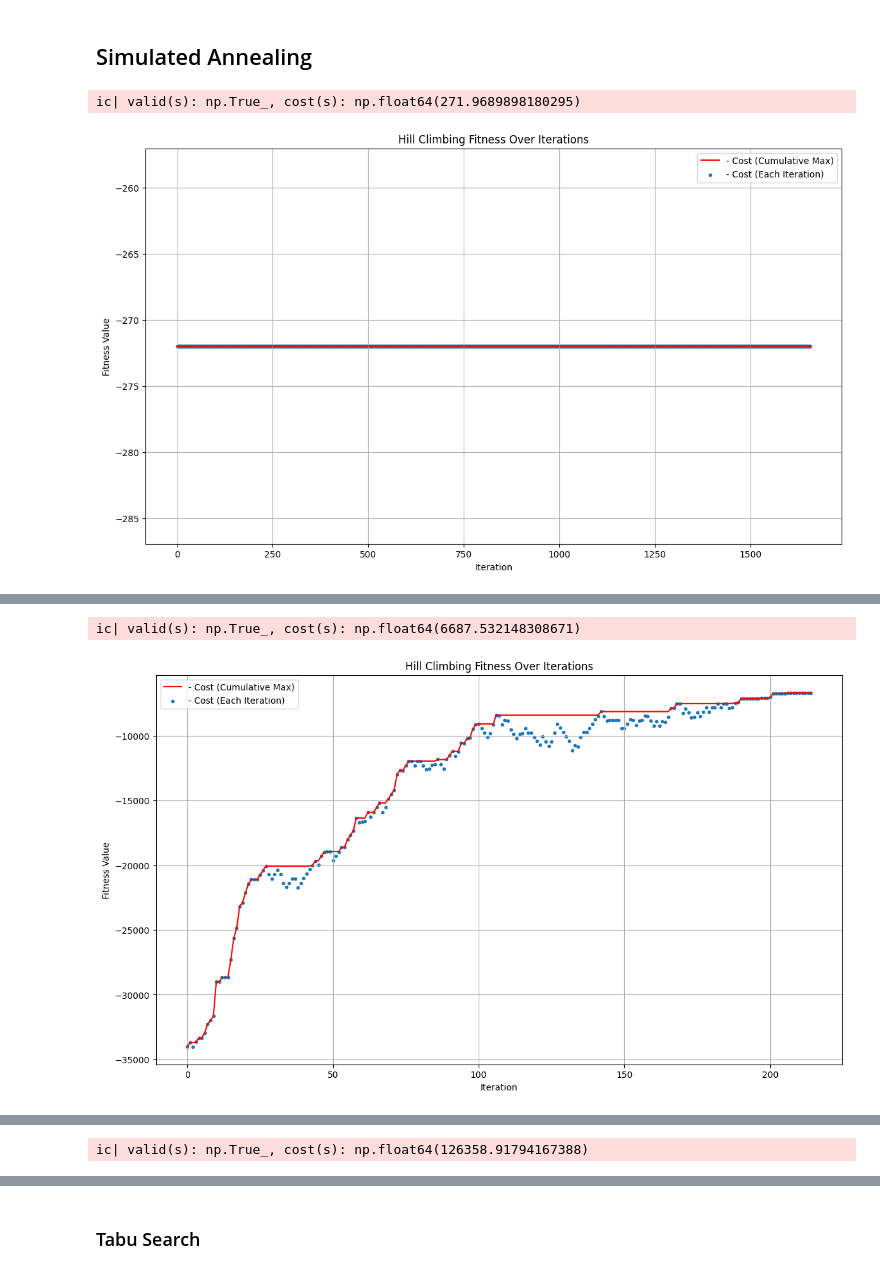
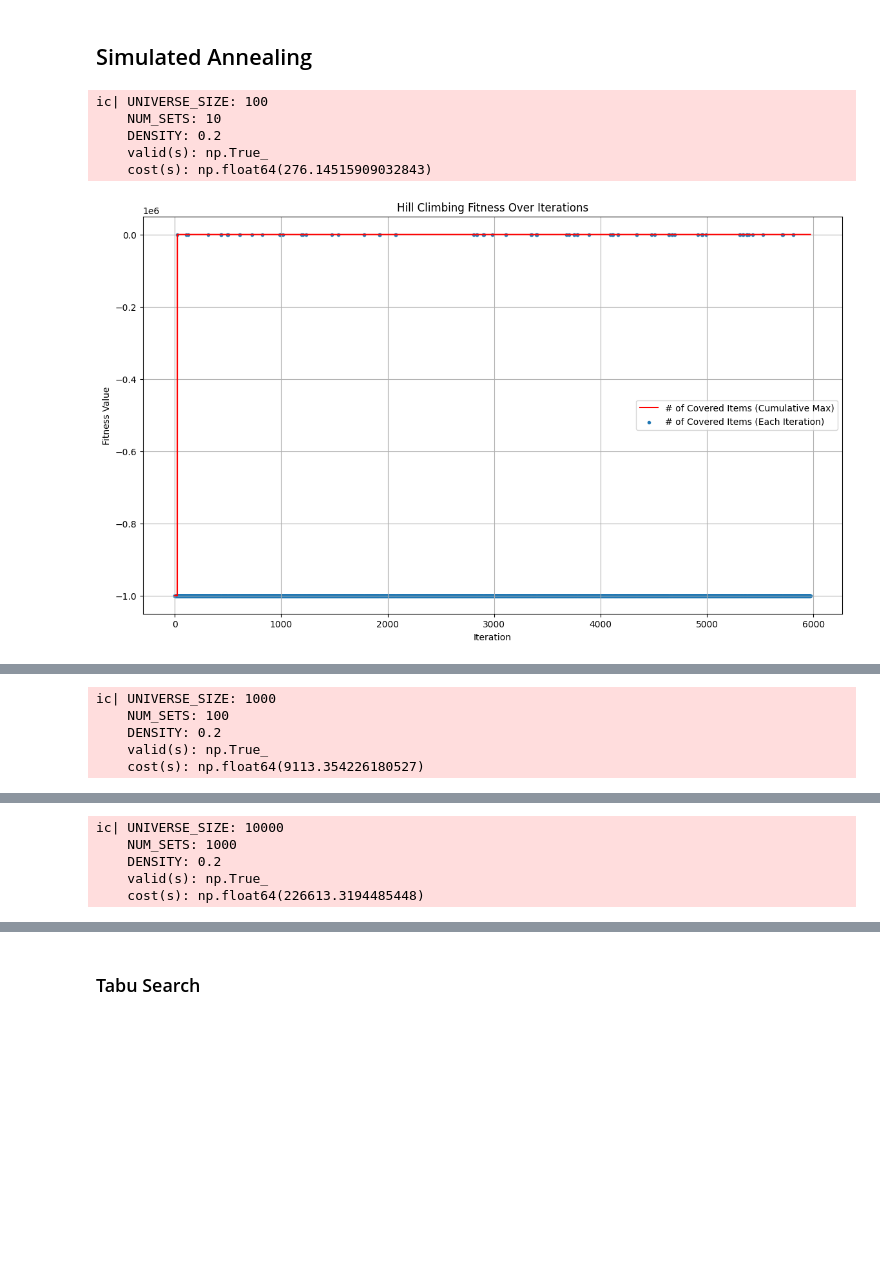
Before and after one commit to LeoneFabio/CI2024_lab1, a Jupyter notebook: set-cover.ipynb, the cells around one changed output, grey strips where cells are left out. Cells and saved outputs as stored; diff of their text form; code cells hidden in the pictures; blank space fills up the shorter version.

Commit message:
Improved Simulated Annealing and Tabu Search performances.

```diff
--- a/set-cover.ipynb
+++ b/set-cover.ipynb
@@ -44,7 +44,7 @@ def cost(solution):
     """Returns the cost of a solution (to be minimized)"""
     return COSTS[solution].sum()
 
-def fitness_plot(fitness_values, label1, label2):
+def fitness_plot(fitness_values, label1, label2, title="Hill Climbing Fitness Over Iterations"):
     plt.figure(figsize=(14, 8))
     plt.plot(
        range(len(fitness_values)),
@@ -55,7 +55,7 @@ def fitness_plot(fitness_values, label1, label2):
     _ = plt.scatter(range(len(fitness_values)), fitness_values, marker=".", label=label2)
     plt.xlabel("Iteration")
     plt.ylabel("Fitness Value")
-    plt.title("Hill Climbing Fitness Over Iterations")
+    plt.title(title)
     plt.legend()
     plt.grid(True)
     plt.show()
@@ -169,7 +169,7 @@ def starting_point_1():
 
 # Starting point: chance of 20% for each set to be taken
 def starting_point_2():
-    return rng.random(NUM_SETS) < 0.2
+    return rng.random(NUM_SETS) < 0.01
 
 # Define a fixed number of steps as a stopping criterion
 def stopping_criterion():
@@ -500,40 +500,38 @@ def simulated_annealing(tweak, starting_point, fitness, penalty_weight=1e6):
     S = starting_point()  # Initial solution
     best_solution = S.copy()  # Best solution found so far
     current_fitness = fitness(S)  # Fitness of the current solution
-    current_value, current_cost = current_fitness  # Decompose into value and cost
 
     # Apply penalty if solution is not valid
     current_penalty = penalty_weight * (not valid(S))  # Large penalty for invalid solutions
-    current_cost -= current_penalty  # Adjust cost with penalty
+    current_fitness = (current_fitness[0] - current_penalty, current_fitness[1] - current_penalty)
 
     # Temperature initialization
     temperature = INITIAL_TEMPERATURE
 
     # History to track the evolution of fitness (value, cost)
-    history = [(current_value, current_cost)]
+    history = [current_fitness]
 
     # Main loop
     while temperature > threshold_stop:
         # Create a new solution by tweaking the current one
         R = tweak(S.copy())  # Tweak the current solution
         new_fitness = fitness(R)  # Fitness of the new solution
-        new_value, new_cost = new_fitness  # Decompose into value and cost
 
         # Apply penalty if solution is not valid
         new_penalty = penalty_weight * (not valid(R))  # Large penalty for invalid solutions
-        new_cost -= new_penalty  # Adjust cost with penalty
+        new_fitness = (new_fitness[0] - new_penalty, new_fitness[1] - new_penalty)  # Adjust fitness with penalty'''
 
-        # Calculate the change in energy (cost) from S to R
-        delta_cost = new_cost - current_cost
+        # Calculate the change in energy from S to R
+        euclidean_distance_fitness = np.sqrt((new_fitness[0] - current_fitness[0])**2 + (new_fitness[1] - current_fitness[1])**2)
 
         # If the new solution is better or accepted probabilistically
-        if delta_cost > 0 or rng.random() < math.exp(delta_cost / temperature):
+        if euclidean_distance_fitness > 0 or rng.random() < math.exp(-euclidean_distance_fitness / temperature):
             S = R  # Update the current solution
-            current_value, current_cost = new_value, new_cost  # Update value and cost
+            current_value, current_cost = new_fitness[0], new_fitness[1]  # Update value and cost
             history.append((current_value, current_cost))  # Store in history
 
             # Update best_solution if the new solution is better and valid
-            if new_cost > fitness(best_solution)[1] and valid(R):  # Ensure solution is valid before updating best_solution
+            if new_fitness > fitness(best_solution) and valid(R):  # Ensure solution is valid before updating best_solution
                 best_solution = S.copy()  # Update the best solution
 
         # Reduce the temperature according to the cooling schedule
@@ -543,16 +541,24 @@ def simulated_annealing(tweak, starting_point, fitness, penalty_weight=1e6):
 # %%
 for index in range(num_instances):
     initialize_set_cover_problem(universe_size_instances[index], num_sets_instances[index], density_instances[index])
 
     # Run the Simulated Annealing algorithm
-    s, history = simulated_annealing(tweak_3, starting_point_1, fitness_1)
-    ic(valid(s), cost(s))
+    s, history = simulated_annealing(tweak_3, starting_point_2, fitness_2)
+    ic(UNIVERSE_SIZE, NUM_SETS, DENSITY, valid(s), cost(s))
+
+    #first criterion: # of covered items, second criterion: -cost
+    fitness_values = [first_fitness_criterion for first_fitness_criterion, second_fitness_criterion in history]
+    fitness_plot(fitness_values, "# of Covered Items (Cumulative Max)", "# of Covered Items (Each Iteration)")
 
     #first criterion: validity, second criterion: -cost
     fitness_values = [second_fitness_criterion for first_fitness_criterion, second_fitness_criterion in history]
     fitness_plot(fitness_values, "- Cost (Cumulative Max)", "- Cost (Each Iteration)")
 
 None
 # %% [output]
-ic| valid(s): np.True_, cost(s): np.float64(271.9689898180295)
+ic| UNIVERSE_SIZE: 100
+    NUM_SETS: 10
+    DENSITY: 0.2
+    valid(s): np.True_
+    cost(s): np.float64(276.14515909032843)
-[figure, old version]
+[figure, new version]
@@ -559,2 +566,5 @@ ic| valid(s): np.True_, cost(s): np.float64(271.9689898180295)
-ic| valid(s): np.True_, cost(s): np.float64(6687.532148308671)
+ic| UNIVERSE_SIZE: 1000
+    NUM_SETS: 100
+    DENSITY: 0.2
+    valid(s): np.True_
+    cost(s): np.float64(9113.354226180527)
-[figure, old version]
@@ -561 +573,5 @@ ic| valid(s): np.True_, cost(s): np.float64(6687.532148308671)
-ic| valid(s): np.True_, cost(s): np.float64(126358.91794167388)
+ic| UNIVERSE_SIZE: 10000
+    NUM_SETS: 1000
+    DENSITY: 0.2
+    valid(s): np.True_
+    cost(s): np.float64(226613.3194485448)
```
Also changed, not shown: parts of 12 cells of this notebook, 1 other file.
